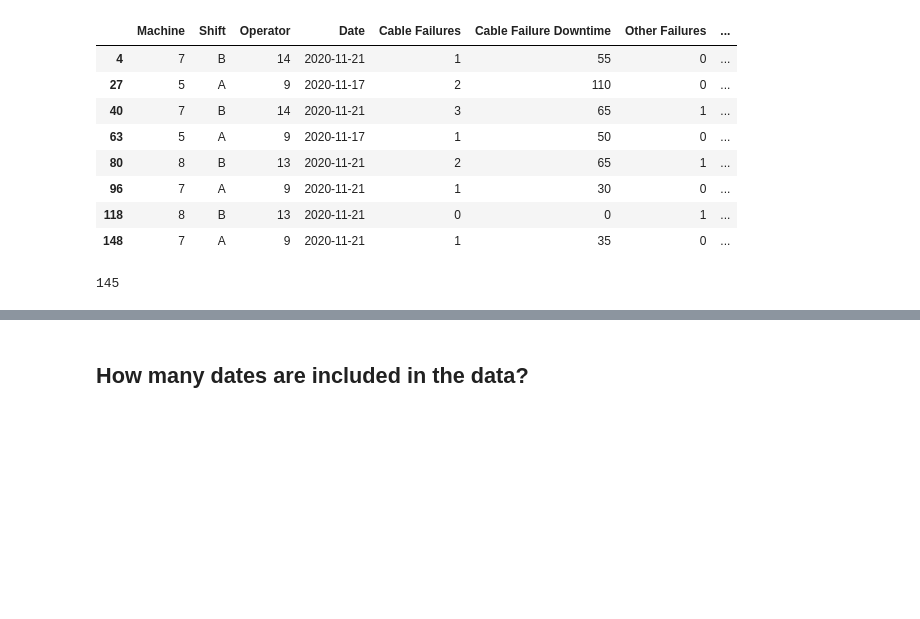
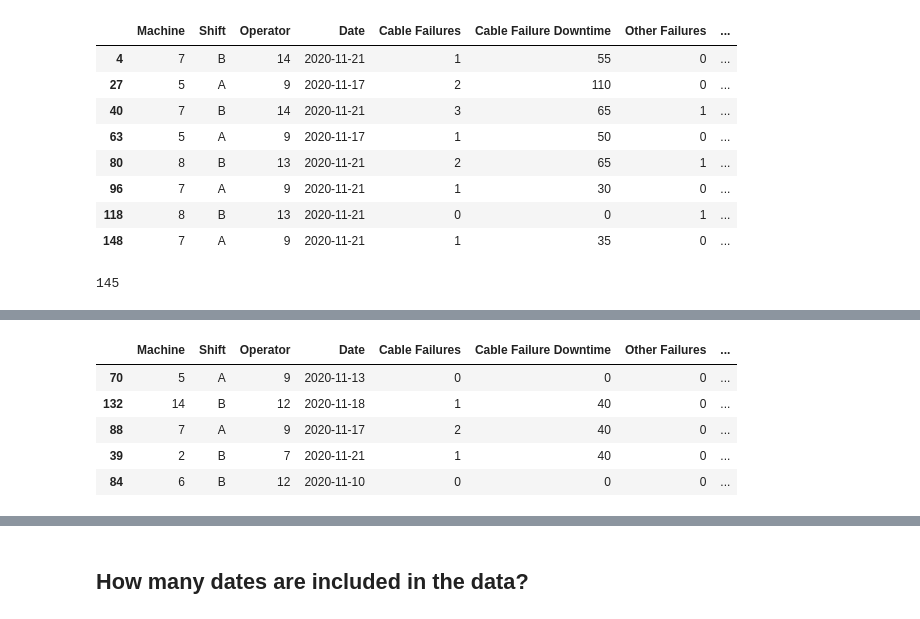
Before and after one commit to vilandao/analytics_onboarding, a Jupyter notebook: EDA.ipynb, the cells around one changed output, grey strips where cells are left out. Cells and saved outputs as stored; diff of their text form; code cells hidden in the pictures; blank space fills up the shorter version.

```diff
--- a/EDA.ipynb
+++ b/EDA.ipynb
@@ -92 +146,10 @@ len(df)
+# %%
+copper_df.sample(5)
+# %% [output]
+|  | Machine | Shift | Operator | Date | Cable Failures | Cable Failure Downtime | Other Failures | ... |
+| 70 | 5 | A | 9 | 2020-11-13 | 0 | 0 | 0 | ... |
+| 132 | 14 | B | 12 | 2020-11-18 | 1 | 40 | 0 | ... |
+| 88 | 7 | A | 9 | 2020-11-17 | 2 | 40 | 0 | ... |
+| 39 | 2 | B | 7 | 2020-11-21 | 1 | 40 | 0 | ... |
+| 84 | 6 | B | 12 | 2020-11-10 | 0 | 0 | 0 | ... |
 # %% [markdown]
```
Also changed, not shown: parts of 40 cells of this notebook, 3 other files.
